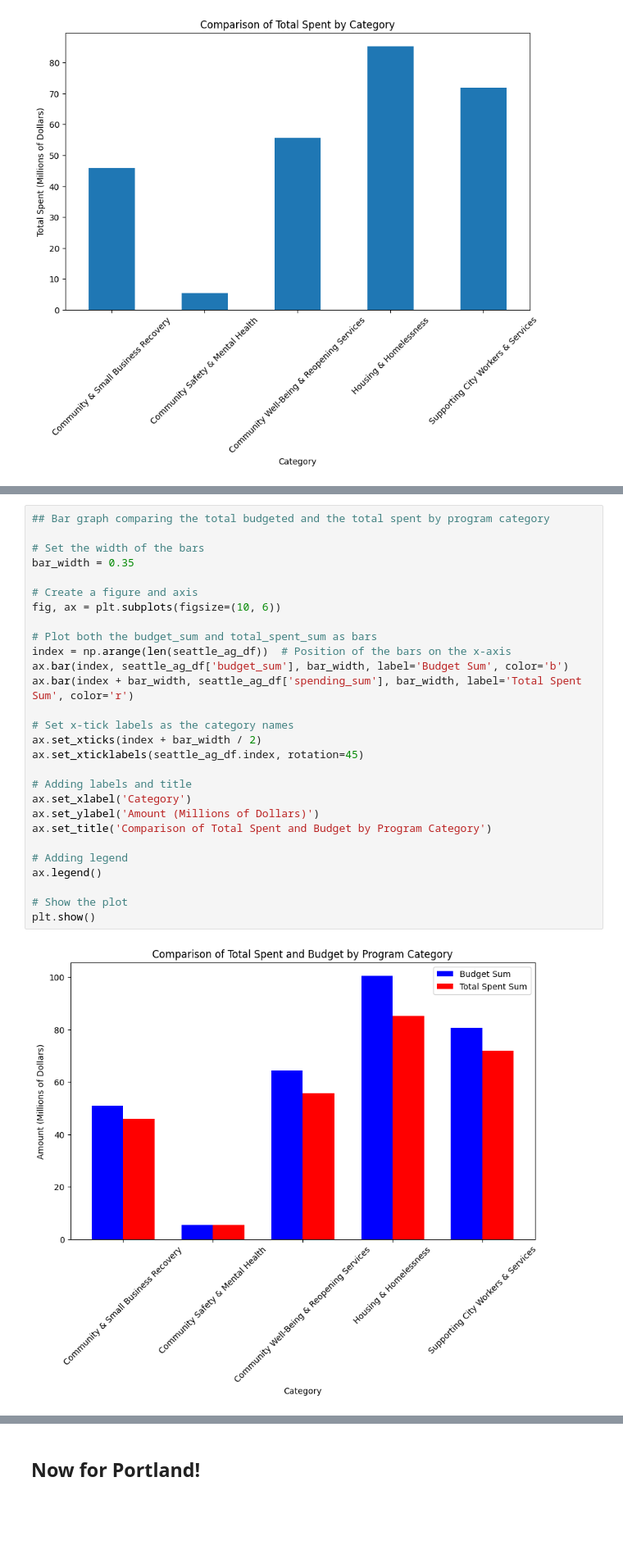
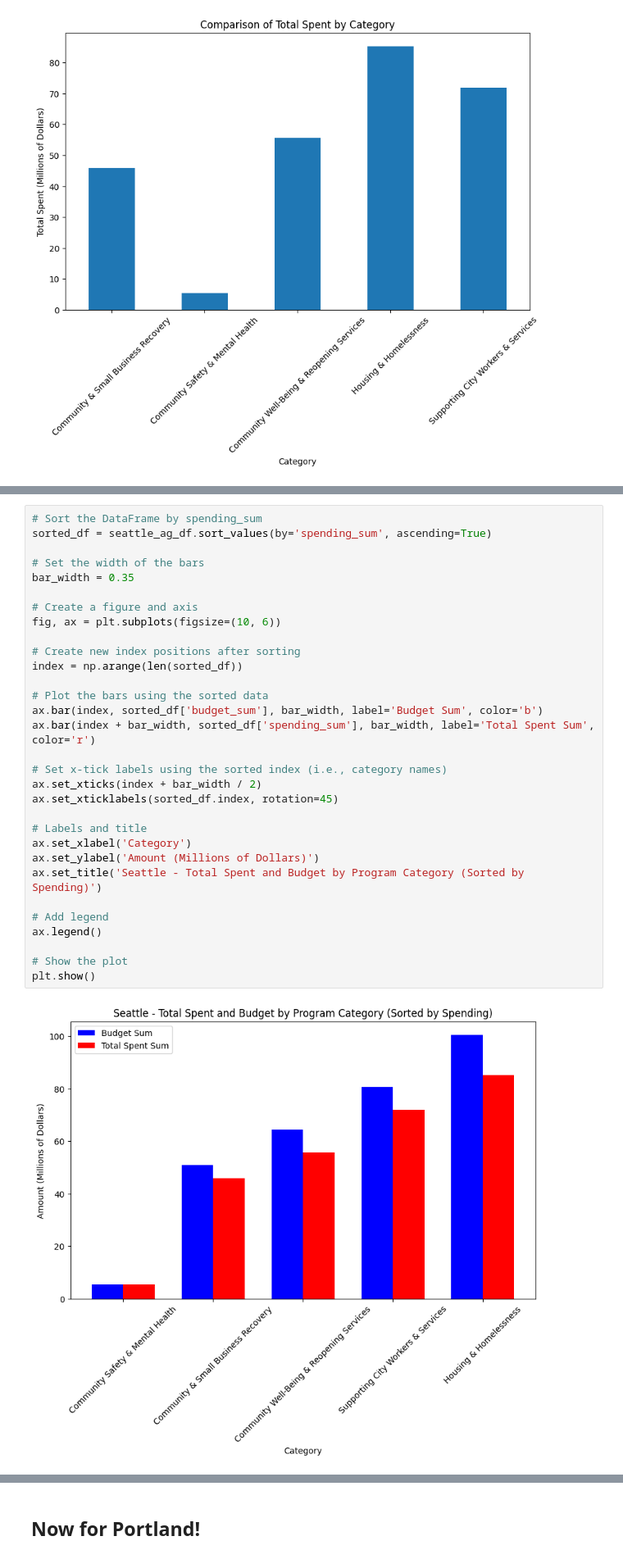
Before and after one commit to qldduong/AACUW_Team6, a Jupyter notebook: Quang_Data_Exploration.ipynb, the cells around one changed output, grey strips where cells are left out. Shown at 82% size. Drawn from its saved outputs; the diff is of its cells as text; blank space fills up the shorter version.

```diff
--- a/Quang_Data_Exploration.ipynb
+++ b/Quang_Data_Exploration.ipynb
@@ -144,30 +160,33 @@ plt.show()
 # %%
-## Bar graph comparing the total budgeted and the total spent by program category
+# Sort the DataFrame by spending_sum
+sorted_df = seattle_ag_df.sort_values(by='spending_sum', ascending=True)
 
 # Set the width of the bars
 bar_width = 0.35
 
 # Create a figure and axis
 fig, ax = plt.subplots(figsize=(10, 6))
 
-# Plot both the budget_sum and total_spent_sum as bars
-index = np.arange(len(seattle_ag_df))  # Position of the bars on the x-axis
-ax.bar(index, seattle_ag_df['budget_sum'], bar_width, label='Budget Sum', color='b')
-ax.bar(index + bar_width, seattle_ag_df['spending_sum'], bar_width, label='Total Spent Sum', color='r')
+# Create new index positions after sorting
+index = np.arange(len(sorted_df))
 
-# Set x-tick labels as the category names
+# Plot the bars using the sorted data
+ax.bar(index, sorted_df['budget_sum'], bar_width, label='Budget Sum', color='b')
+ax.bar(index + bar_width, sorted_df['spending_sum'], bar_width, label='Total Spent Sum', color='r')
+
+# Set x-tick labels using the sorted index (i.e., category names)
 ax.set_xticks(index + bar_width / 2)
-ax.set_xticklabels(seattle_ag_df.index, rotation=45)
+ax.set_xticklabels(sorted_df.index, rotation=45)
 
-# Adding labels and title
+# Labels and title
 ax.set_xlabel('Category')
 ax.set_ylabel('Amount (Millions of Dollars)')
-ax.set_title('Comparison of Total Spent and Budget by Program Category')
+ax.set_title('Seattle - Total Spent and Budget by Program Category (Sorted by Spending)')
 
-# Adding legend
+# Add legend
 ax.legend()
 
 # Show the plot
 plt.show()
 # %% [output]
-[figure, old version]
+[figure, new version]
```
Also changed, not shown: parts of 10 cells of this notebook, 1 other file.
